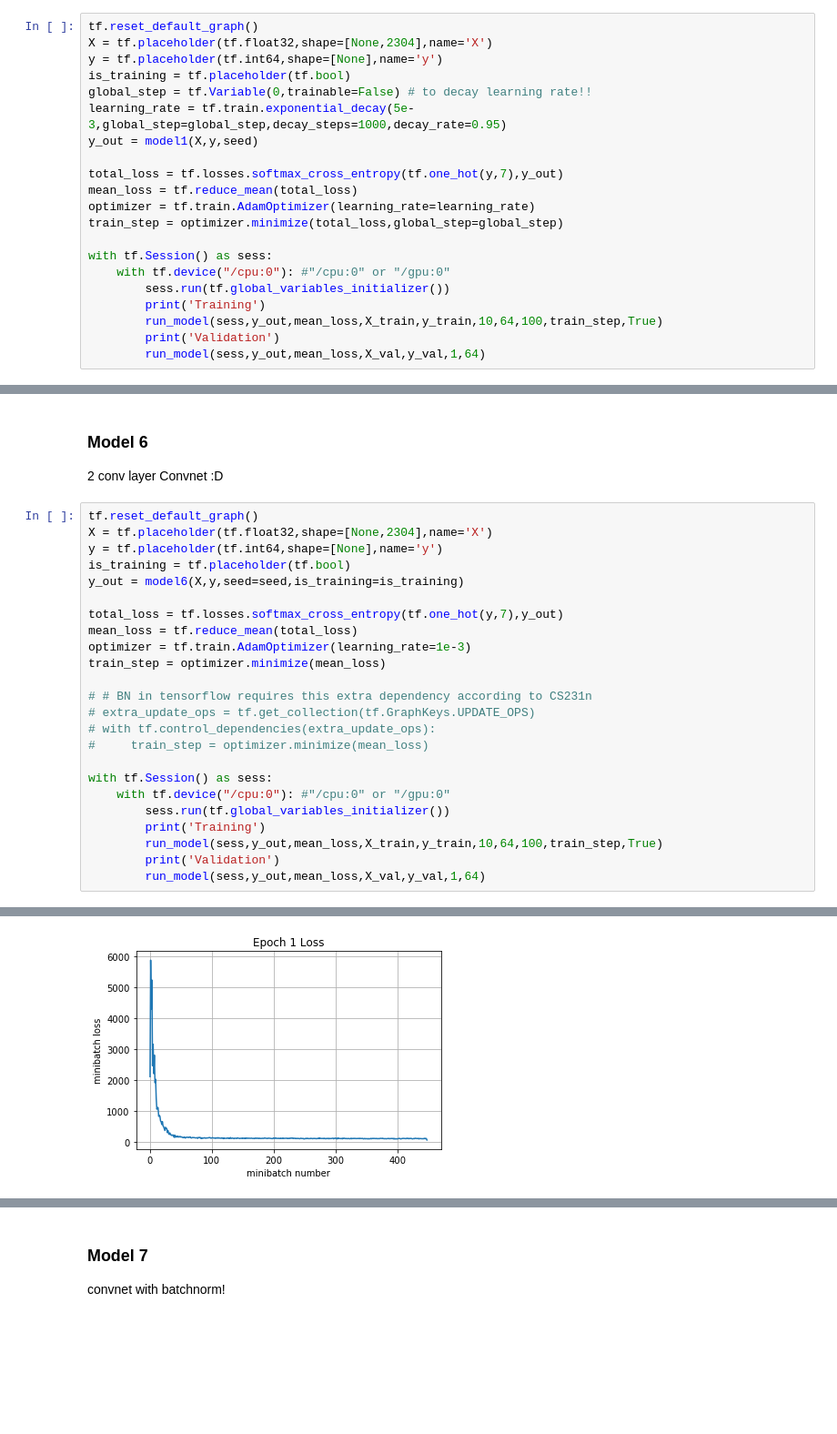
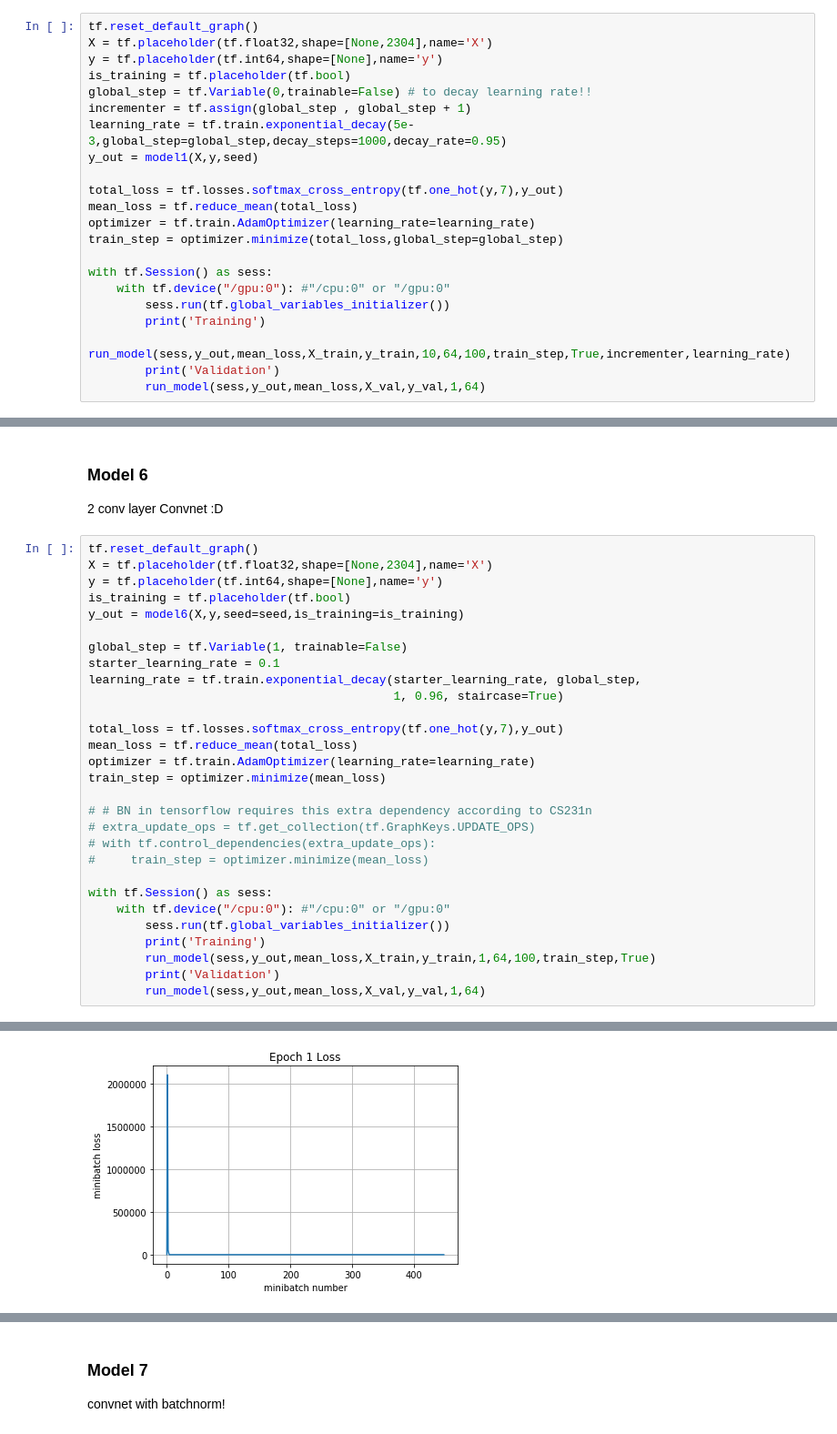
Before and after one commit to divyanshj16/EmotionDetection, a Jupyter notebook: train.ipynb, the cells around one changed output, grey strips where cells are left out. Shown at 91% size. Saved outputs shown, nothing was run; the diff lists cells and outputs as text; blank space fills up the shorter version.

```diff
--- a/train.ipynb
+++ b/train.ipynb
@@ -196,6 +129,7 @@ X = tf.placeholder(tf.float32,shape=[None,2304],name='X')
 y = tf.placeholder(tf.int64,shape=[None],name='y')
 is_training = tf.placeholder(tf.bool)
 global_step = tf.Variable(0,trainable=False) # to decay learning rate!!
+incrementer = tf.assign(global_step , global_step + 1)
 learning_rate = tf.train.exponential_decay(5e-3,global_step=global_step,decay_steps=1000,decay_rate=0.95)
 y_out = model1(X,y,seed)
 
@@ -205,10 +139,10 @@ optimizer = tf.train.AdamOptimizer(learning_rate=learning_rate)
 train_step = optimizer.minimize(total_loss,global_step=global_step)
 
 with tf.Session() as sess:
-    with tf.device("/cpu:0"): #"/cpu:0" or "/gpu:0"
+    with tf.device("/gpu:0"): #"/cpu:0" or "/gpu:0"
         sess.run(tf.global_variables_initializer())
         print('Training')
-        run_model(sess,y_out,mean_loss,X_train,y_train,10,64,100,train_step,True)
+        run_model(sess,y_out,mean_loss,X_train,y_train,10,64,100,train_step,True,incrementer,learning_rate)
         print('Validation')
         run_model(sess,y_out,mean_loss,X_val,y_val,1,64)
 # %% [output]
@@ -492,9 +423,14 @@ y = tf.placeholder(tf.int64,shape=[None],name='y')
 is_training = tf.placeholder(tf.bool)
 y_out = model6(X,y,seed=seed,is_training=is_training)
 
+global_step = tf.Variable(1, trainable=False)
+starter_learning_rate = 0.1
+learning_rate = tf.train.exponential_decay(starter_learning_rate, global_step,
+                                           1, 0.96, staircase=True)
+
 total_loss = tf.losses.softmax_cross_entropy(tf.one_hot(y,7),y_out)
 mean_loss = tf.reduce_mean(total_loss)
-optimizer = tf.train.AdamOptimizer(learning_rate=1e-3)
+optimizer = tf.train.AdamOptimizer(learning_rate=learning_rate)
 train_step = optimizer.minimize(mean_loss)
 
 # # BN in tensorflow requires this extra dependency according to CS231n
@@ -506,7 +442,7 @@ with tf.Session() as sess:
     with tf.device("/cpu:0"): #"/cpu:0" or "/gpu:0"
         sess.run(tf.global_variables_initializer())
         print('Training')
-        run_model(sess,y_out,mean_loss,X_train,y_train,10,64,100,train_step,True)
+        run_model(sess,y_out,mean_loss,X_train,y_train,1,64,100,train_step,True)
         print('Validation')
         run_model(sess,y_out,mean_loss,X_val,y_val,1,64)
 # %% [output]
@@ -523 +459 @@ Epoch 1, Overall loss = 1.62 and accuracy of 0.366
-[figure, old version]
+[figure, new version]
```
Also changed, not shown: parts of 6 cells of this notebook, 2 other files.
